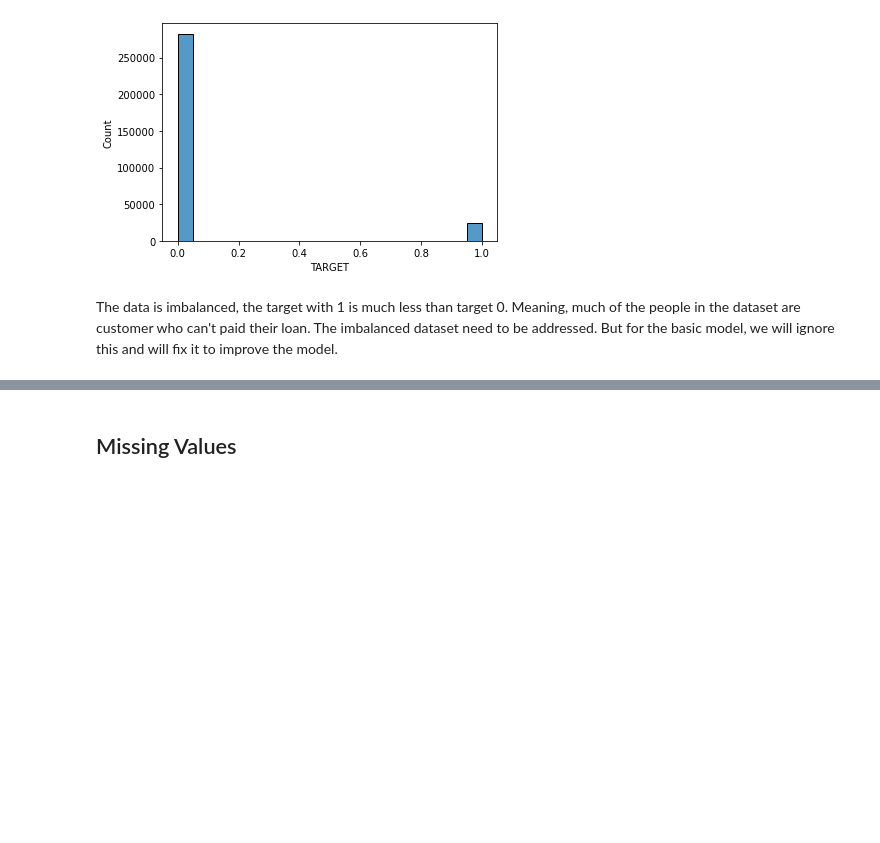
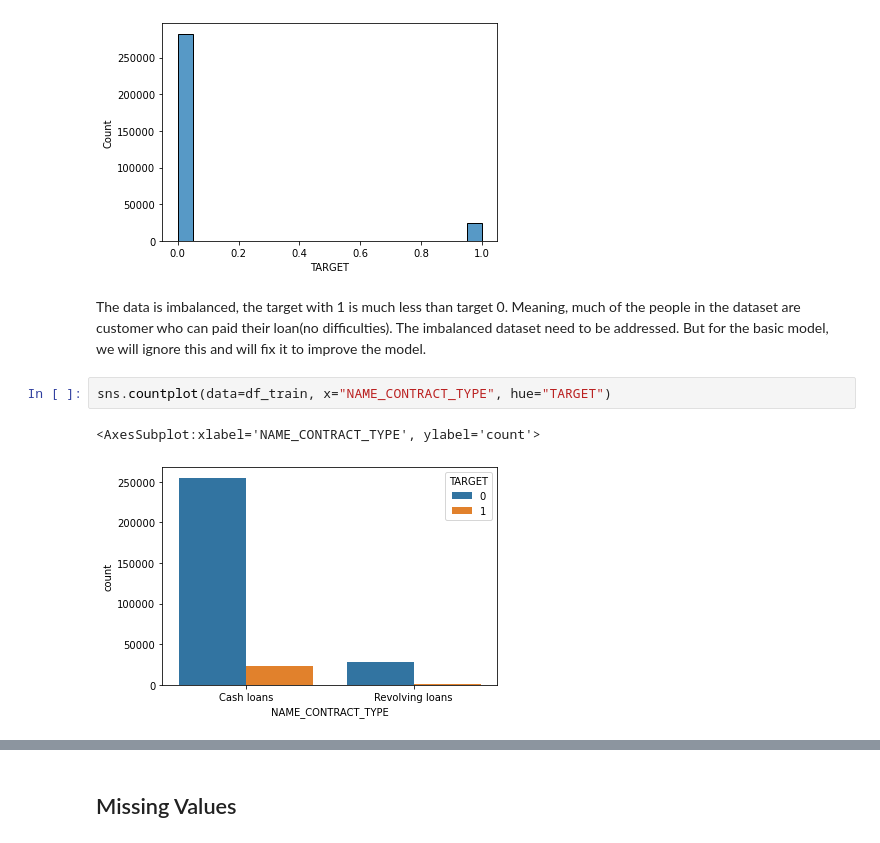
Before and after one commit to yangsaada/home-credit-prediction, a Jupyter notebook: final_project.ipynb, the cells around one changed output, grey strips where cells are left out. Saved outputs shown, nothing was run; the diff lists cells and outputs as text; blank space fills up the shorter version.

Commit message:
final first model

```diff
--- a/final_project.ipynb
+++ b/final_project.ipynb
@@ -53,4 +77,9 @@ sns.histplot(data=df_train,x="TARGET")
 <AxesSubplot:xlabel='TARGET', ylabel='Count'>
 [figure]
 # %% [markdown]
-The data is imbalanced, the target with 1 is much less than target 0. Meaning, much of the people in the dataset are customer who can't paid their loan. The imbalanced dataset need to be addressed. But for the basic model, we will ignore this and will fix it to improve the model.
+The data is imbalanced, the target with 1 is much less than target 0. Meaning, much of the people in the dataset are customer who can paid their loan(no difficulties). The imbalanced dataset need to be addressed. But for the basic model, we will ignore this and will fix it to improve the model.
+# %%
+sns.countplot(data=df_train, x="NAME_CONTRACT_TYPE", hue="TARGET")
+# %% [output]
+<AxesSubplot:xlabel='NAME_CONTRACT_TYPE', ylabel='count'>
+[figure, added]
```
Also changed, not shown: parts of 48 cells of this notebook.
